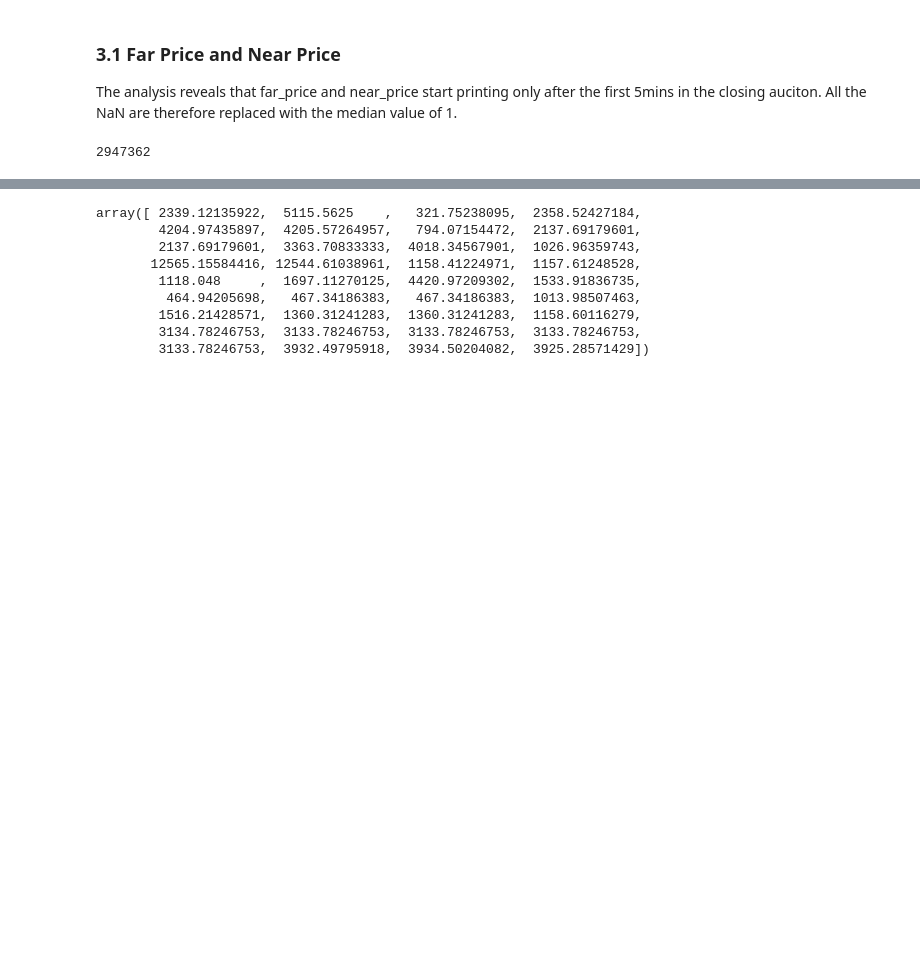
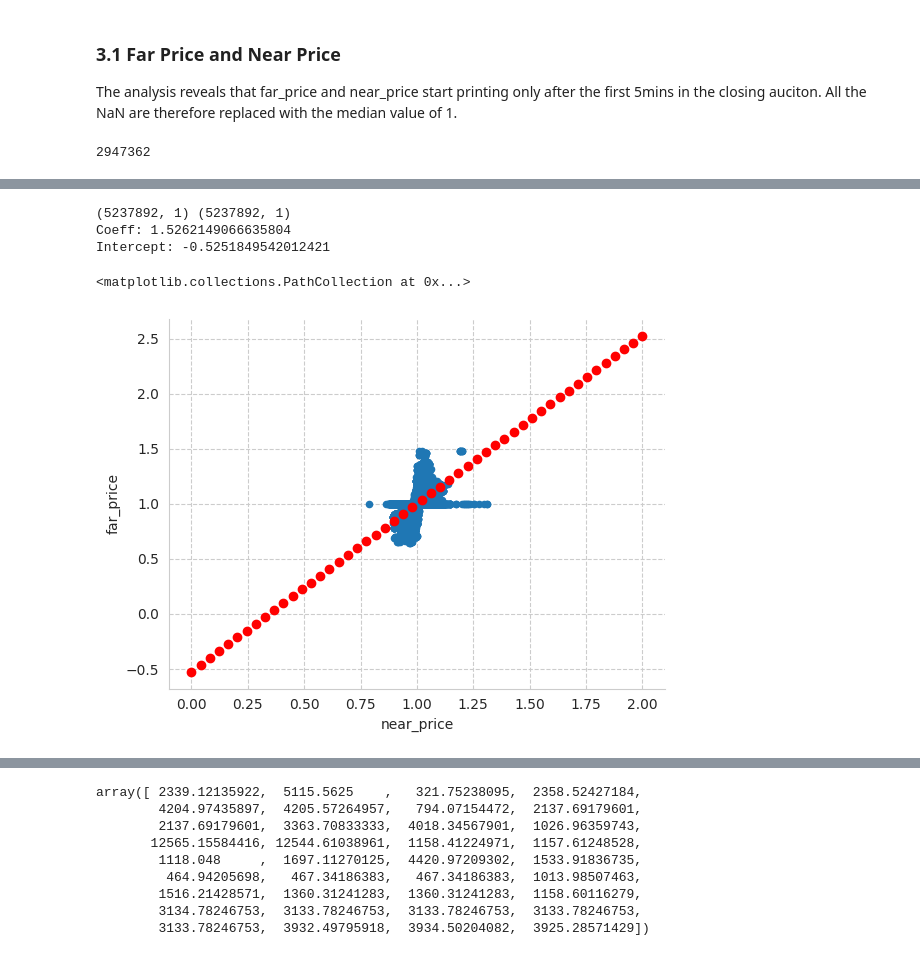
Before and after one commit to fabriziobasso/kaggle, a Jupyter notebook: Optiver_comp_v0.ipynb, the cells around one changed output, grey strips where cells are left out. Cells and saved outputs as stored; diff of their text form; code cells hidden in the pictures; blank space fills up the shorter version.

```diff
--- a/Optiver_comp_v0.ipynb
+++ b/Optiver_comp_v0.ipynb
@@ -488,0 +475,35 @@ NotImplementedError: ignored
+# %%
+X_ = train[(train["far_price"]>=0.5)|(train["far_price"]<=1.5)]["near_price"].values.reshape(-1,1)
+y_ = train[(train["far_price"]>=0.5)|(train["far_price"]<=1.5)]["far_price"].values.reshape(-1,1)
+print(X_.shape,y_.shape)
+lr = LinearRegression()
+
+lr.fit(X=X_,y=y_)
+print("Coeff: {}\nIntercept: {}".format(lr.coef_[0][0], lr.intercept_[0]))
+# %% [output]
+(5237892, 1) (5237892, 1)
+Coeff: 1.5262149066635804
+Intercept: -0.5251849542012421
+# %%
+def replace_farprice(df_, intercept, beta):
+  df  = df_.copy()
+  arr_0 = df[(df["far_price"]>1.5)|(df["far_price"]<0.5)]["far_price"].values
+  arr_1 = df[(df["far_price"]>1.5)|(df["far_price"]<0.5)]["near_price"].values
+
+  arr_1 = intercept + beta*arr_1
+
+  df["far_price"].replace(arr_0, arr_1, inplace=True)
+
+  return df
+# %%
+train = replace_farprice(train, intercept=lr.intercept_[0], beta=lr.coef_[0][0])
+# %%
+lin_x = np.linspace(0,2,50)
+lin_y = lr.intercept_+lr.coef_*lin_x
+# %%
+train.loc[:,["far_price","near_price"]].plot(kind="scatter", x="near_price",y="far_price")
+plt.scatter(x=lin_x,y=lin_y, c="red")
+#plt.ylim(bottom=0, top=2);
+# %% [output]
+<matplotlib.collections.PathCollection at 0x...>
+[figure, added]
```
Also changed, not shown: parts of 10 cells of this notebook.
